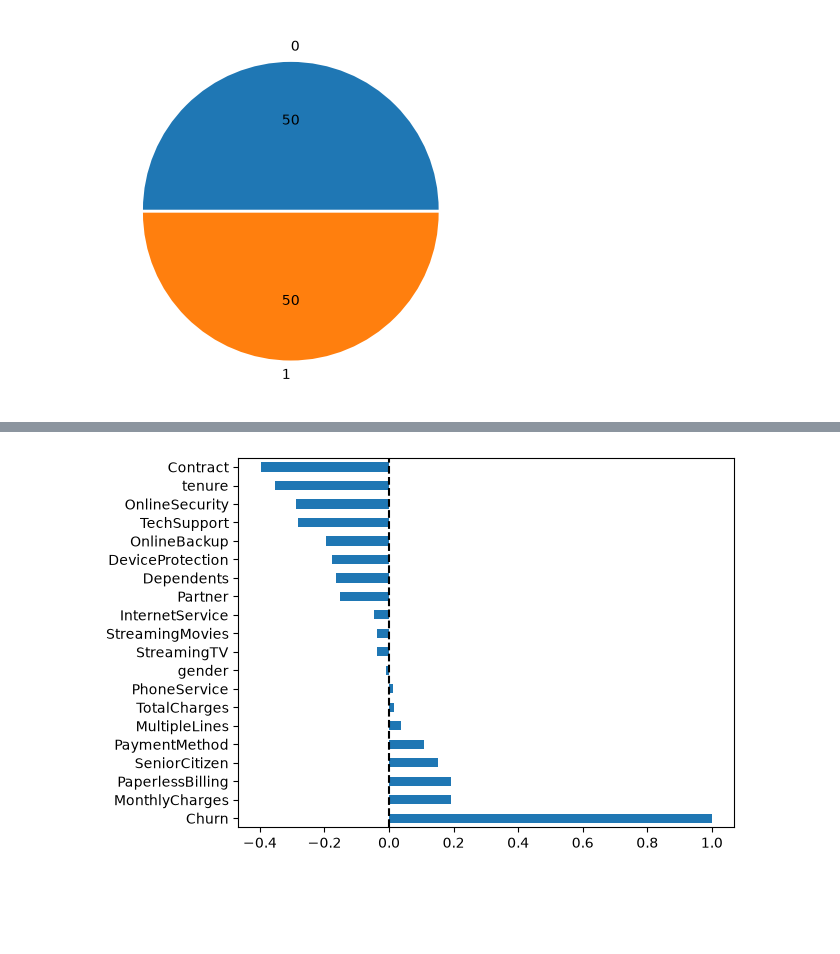
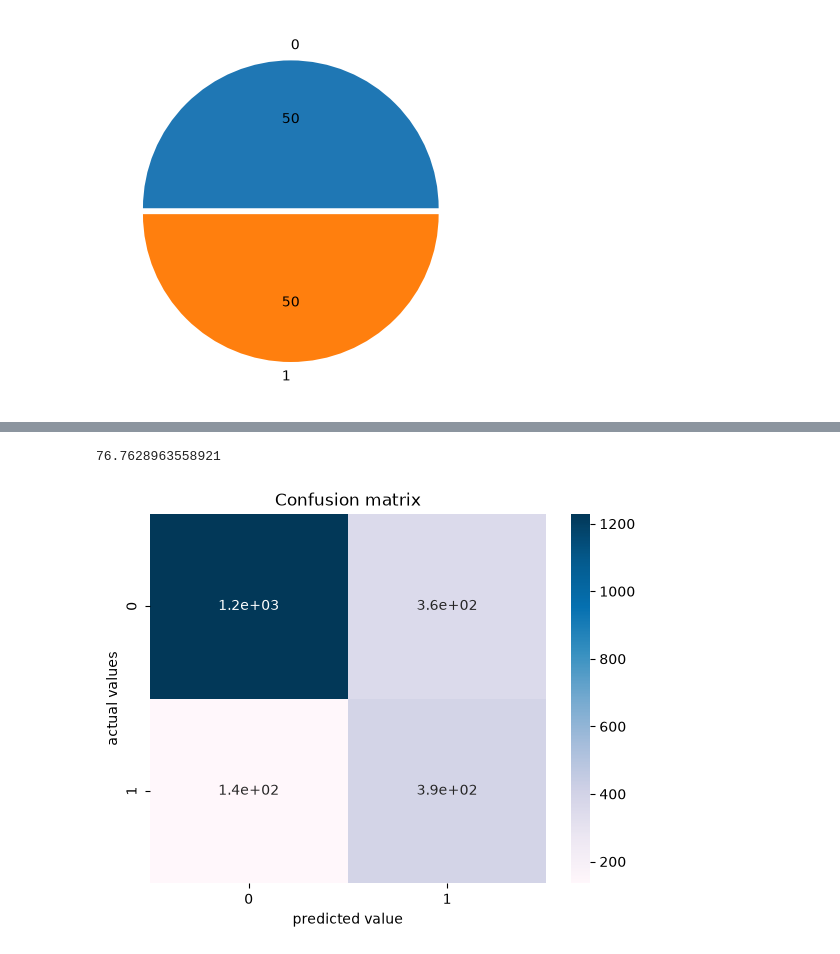
Before and after one commit to ManojK1104/telecom_churnmodel_prediction, a Jupyter notebook: research/model.ipynb, the cells around one changed output, grey strips where cells are left out. Saved outputs shown, nothing was run; the diff lists cells and outputs as text; code cells hidden in the pictures; blank space fills up the shorter version.

```diff
--- a/research/model.ipynb
+++ b/research/model.ipynb
@@ -209,6 +210,20 @@ sns.heatmap(df.corr(),annot=True)
-# %%
-df.corr()['Churn'].sort_values(ascending=False).plot(kind='barh')
-plt.axvline(x=0,linestyle='--',color='k')
-plt.show()
-# %% [output]
-[figure, removed]
+# %%
+from sklearn.linear_model import LogisticRegression
+from sklearn.metrics import confusion_matrix,accuracy_score,classification_report
+lr=LogisticRegression().fit(X_train,y_train)
+
+y_pred=lr.predict(X_test)
+
+accuracyscore=accuracy_score(y_test,y_pred)
+print(accuracyscore*100)
+# %% [output]
+76.7628963558921
+# %%
+cf=confusion_matrix(y_test,y_pred)
+sns.heatmap(cf,annot=True,cmap='PuBu')
+plt.title('Confusion matrix')
+plt.xlabel('predicted value')
+plt.ylabel("actual values")
+plt.show()
+# %% [output]
+[figure, added]
```
Also changed, not shown: parts of 7 cells of this notebook.
